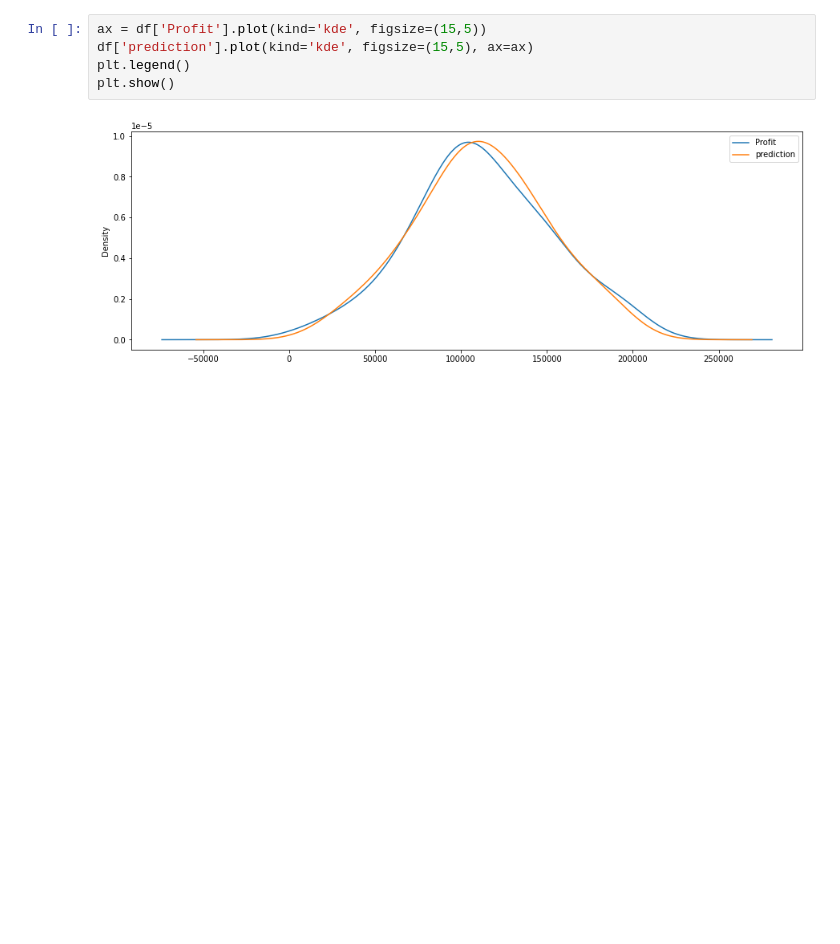
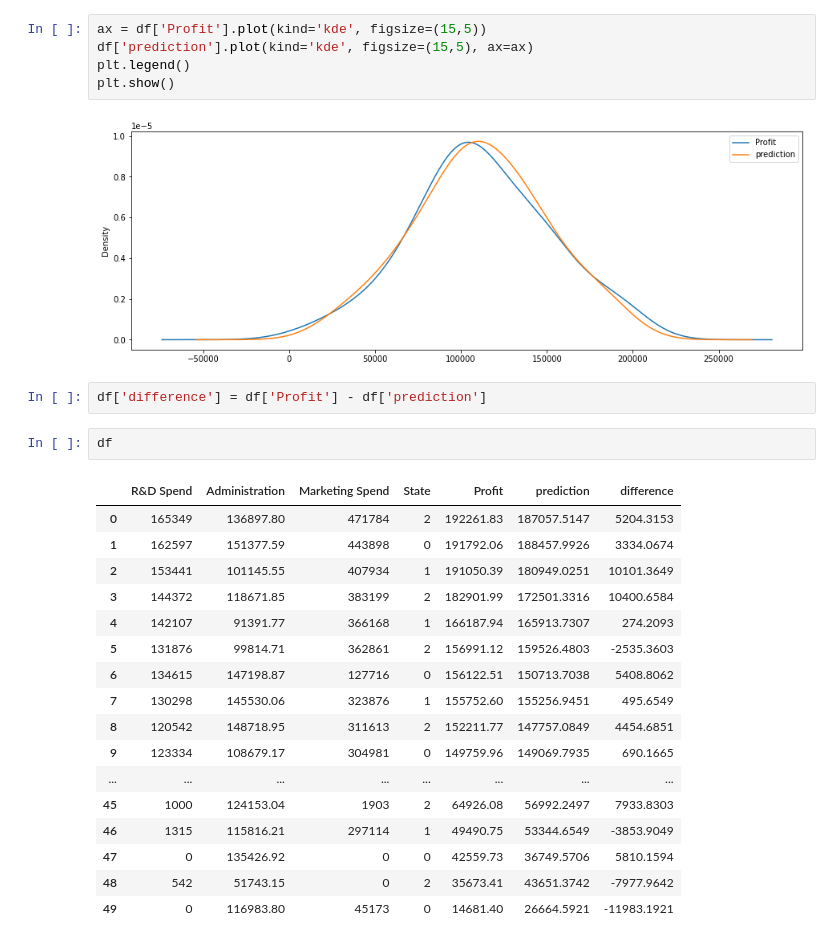
Before and after one commit to aironav/ml_fun, a Jupyter notebook: rf_and_lr.ipynb, the cells around one changed output. Saved outputs shown, nothing was run; the diff lists cells and outputs as text; blank space fills up the shorter version.

```diff
--- a/rf_and_lr.ipynb
+++ b/rf_and_lr.ipynb
@@ -281,3 +281,25 @@ plt.legend()
 plt.show()
 # %% [output]
 [figure]
+# %%
+df['difference'] = df['Profit'] - df['prediction']
+# %%
+df
+# %% [output]
+|  | R&D Spend | Administration | Marketing Spend | State | Profit | prediction | difference |
+| 0 | 165349 | 136897.80 | 471784 | 2 | 192261.83 | 187057.5147 | 5204.3153 |
+| 1 | 162597 | 151377.59 | 443898 | 0 | 191792.06 | 188457.9926 | 3334.0674 |
+| 2 | 153441 | 101145.55 | 407934 | 1 | 191050.39 | 180949.0251 | 10101.3649 |
+| 3 | 144372 | 118671.85 | 383199 | 2 | 182901.99 | 172501.3316 | 10400.6584 |
+| 4 | 142107 | 91391.77 | 366168 | 1 | 166187.94 | 165913.7307 | 274.2093 |
+| 5 | 131876 | 99814.71 | 362861 | 2 | 156991.12 | 159526.4803 | -2535.3603 |
+| 6 | 134615 | 147198.87 | 127716 | 0 | 156122.51 | 150713.7038 | 5408.8062 |
+| 7 | 130298 | 145530.06 | 323876 | 1 | 155752.60 | 155256.9451 | 495.6549 |
+| 8 | 120542 | 148718.95 | 311613 | 2 | 152211.77 | 147757.0849 | 4454.6851 |
+| 9 | 123334 | 108679.17 | 304981 | 0 | 149759.96 | 149069.7935 | 690.1665 |
+| ... | ... | ... | ... | ... | ... | ... | ... |
+| 45 | 1000 | 124153.04 | 1903 | 2 | 64926.08 | 56992.2497 | 7933.8303 |
+| 46 | 1315 | 115816.21 | 297114 | 1 | 49490.75 | 53344.6549 | -3853.9049 |
+| 47 | 0 | 135426.92 | 0 | 0 | 42559.73 | 36749.5706 | 5810.1594 |
+| 48 | 542 | 51743.15 | 0 | 2 | 35673.41 | 43651.3742 | -7977.9642 |
+| 49 | 0 | 116983.80 | 45173 | 0 | 14681.40 | 26664.5921 | -11983.1921 |
```
